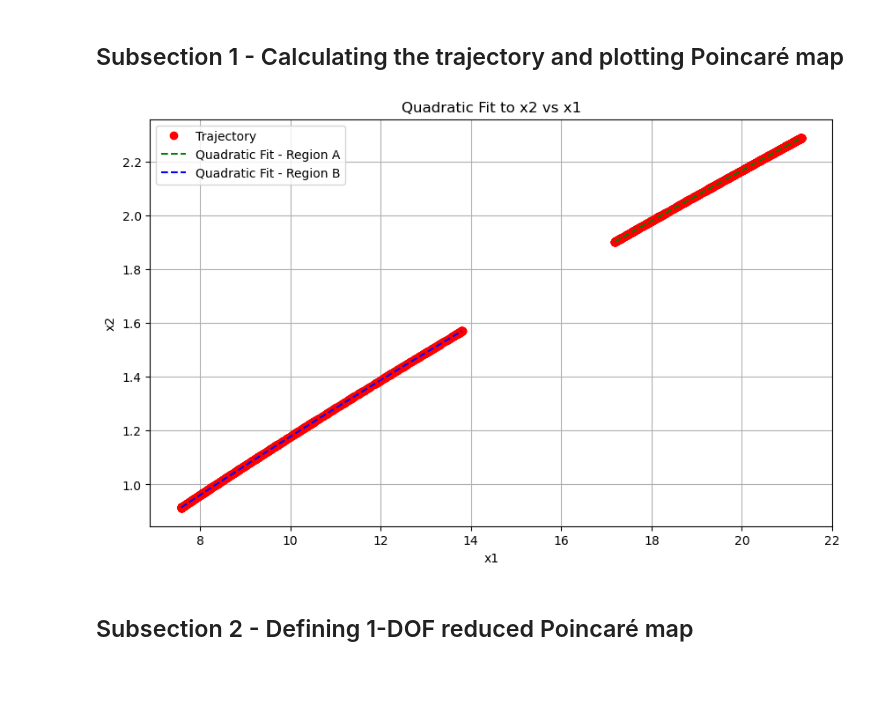
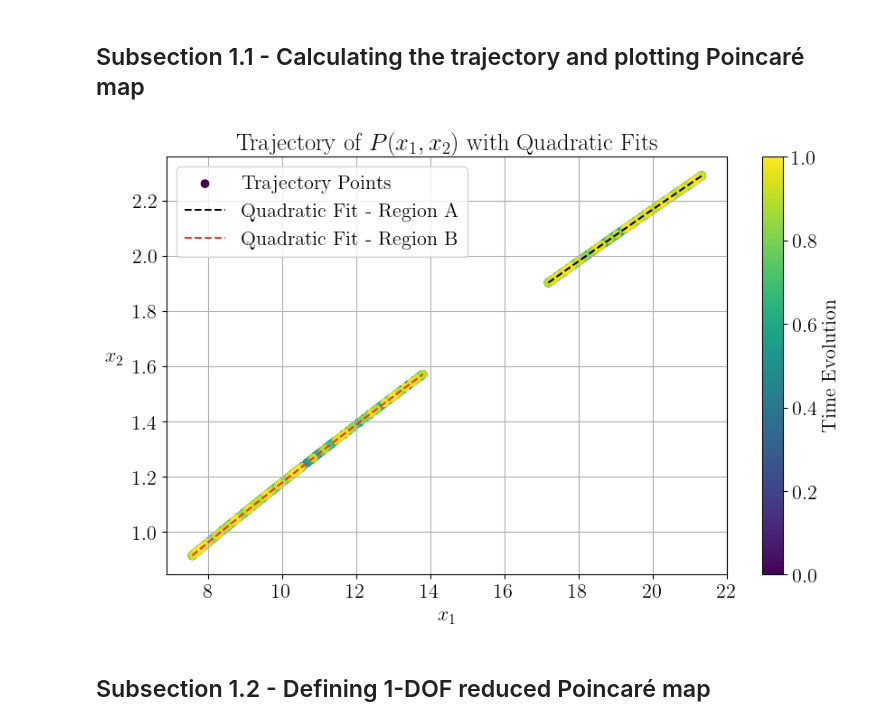
Before and after one commit to TalRamot46/chaos_exam, a Jupyter notebook: Ex1.ipynb, the cells around one changed output. Cells and saved outputs as stored; diff of their text form; code cells hidden in the pictures; blank space fills up the shorter version.

```diff
--- a/Ex1.ipynb
+++ b/Ex1.ipynb
@@ -1,9 +1,14 @@
 # %% [markdown]
-## Subsection 1 - Calculating the trajectory and plotting Poincaré map
+## Subsection 1.1 - Calculating the trajectory and plotting Poincaré map
 # %%
 import numpy as np
 from scipy.integrate import solve_ivp
 import matplotlib.pyplot as plt
+from matplotlib import rc
+
+# use latex for plotting
+rc('font', **{'family': 'serif', 'serif': ['Computer Modern'], 'size': 16})
+rc('text', usetex=True)
 
 # Define the system of ODEs
 def system(t, x):
@@ -18,49 +23,40 @@ def return_event(t, x):
     return x[2]  # x3 = 0
 
 return_event.terminal = False  # Stop the integration at the event
-return_event.direction =-1     # Look for crossings from x3 < 0 to x3 > 0
+return_event.direction = -1     # Look for crossings from x3 > 0 to x3 < 0
 
 def integrate_and_find_return(x1_0, x2_0, t_span):
-    x0 = [x1_0, x2_0, -0.00001]
+    x0 = [x1_0, x2_0, -0.000001]
     # stop solve_ivp after max_num_events events
     sol = solve_ivp(system, t_span, x0, events=return_event, dense_output=True, max_step=0.01)
-
     if sol.t_events[0].size == 0:
         raise RuntimeError("No return to x3 = 0 detected in time span.")
 
     t_r = sol.t_events[0] # times when x3 crosses zero
     x_r = sol.sol(t_r) # solution at these times
-
     return x_r[0], x_r[1]
-
-# For writing this function, I was assisted by GitHub Copilot.
-def quadratic_fit_function(x_1, x_2):
-    coeffs = np.polyfit(x_1, x_2, 2)
-    return np.poly1d(coeffs)
 
 # Example usage
 x1_0 = 20.
-x2_0 = 2.1
-x1_tr_original, x2_tr_original = integrate_and_find_return(x1_0, x2_0, t_span=(0, 10000))
-points = zip(x1_tr_original, x2_tr_original)
+x2_0 = 2.17
+x1_tr_original_order, x2_tr_original_order = integrate_and_find_return(x1_0, x2_0, t_span=(0, 10000))
+points = zip(x1_tr_original_order, x2_tr_original_order)
+# sorting x1_tr and x2_tr in order to differentiate the two regions of the trajectory in the x1 axis
 sorted_points = sorted(points, key=lambda p: p[0])
 x1_tr, x2_tr = zip(*sorted_points)
 # extract x1_tr and x2_tr as numpy arrays
 x1_tr = np.array(x1_tr)
 x2_tr = np.array(x2_tr)
 
-# Plotting the trajectory and the quadratic fit
-plt.figure(figsize=(10, 6))
-plt.plot(x1_tr, x2_tr, 'ro', label='Trajectory')
-
 # Calculate the range of the two regions of the trajectory
 # create a shifted-left x1_tr array to find the value where the trajectory is separated
 separation_index = np.argmax(x1_tr[1:] - x1_tr[:-1])
+x_B_l = x1_tr[0]
+x_B_r = x1_tr[separation_index - 1]
+
 x_A_l = x1_tr[separation_index]
 x_A_r = x1_tr[-1]
 
-x_B_r = x1_tr[separation_index - 1]
-x_B_l = x1_tr[0]
 
 # Deviding the trajectory into two regions based on x1
 # extract the indexes of the points in each region
@@ -70,31 +66,44 @@ A_indexes = np.where((x_A_l < x1_tr) & (x1_tr <= x_A_r))
 x1_A = x1_tr[A_indexes]
 x2_A = x2_tr[A_indexes]
 
-B_indexes = np.where((x_B_l <= x1_tr) & (x1_tr <= x_B_r))
+B_indexes = np.where((x_B_l <= x1_tr) & (x1_tr < x_B_r))
 x1_B = x1_tr[B_indexes]
 x2_B = x2_tr[B_indexes]
+
+# For writing this function, I was assisted by GitHub Copilot.
+def quadratic_fit_function(x_1, x_2):
+    coeffs = np.polyfit(x_1, x_2, 2)
+    return np.poly1d(coeffs)
 
 # Fit a quadratic function to the points where x1 > 15
 fit_func_A = quadratic_fit_function(x1_A, x2_A)
 x1_A_fit = np.linspace(np.min(x1_A), np.max(x1_A), 100)
 x2_A_fit = fit_func_A(x1_A_fit)
-plt.plot(x1_A_fit, x2_A_fit, 'g--', label='Quadratic Fit - Region A')
 
 fit_func_B = quadratic_fit_function(x1_B, x2_B)
 x1_B_fit = np.linspace(np.min(x1_B), np.max(x1_B), 100)
 x2_B_fit = fit_func_B(x1_B_fit)
-plt.plot(x1_B_fit, x2_B_fit, 'b--', label='Quadratic Fit - Region B')
-
-
-plt.xlabel('x1')
-plt.ylabel('x2')
-plt.title('Quadratic Fit to x2 vs x1')
-plt.legend()
-plt.grid()
-# %% [output]
-[figure, removed]
+# %%
+
+# Plotting the trajectory and the quadratic fit
+plt.figure(figsize=(10, 6))
+cut =1000
+colors = plt.cm.viridis(np.linspace(0, 1, cut))
+color_values = [colors[i] for i in range(cut)]
+plt.scatter(x1_tr_original_order[:cut], x2_tr_original_order[:cut], c=color_values[:cut], cmap='viridis', label='Trajectory Points')
+plt.colorbar(label='Time Evolution')
+plt.plot(x1_A_fit, x2_A_fit, color="#000000", linestyle="--", label='Quadratic Fit - Region A')
+plt.plot(x1_B_fit, x2_B_fit, color="#E93636FF", linestyle="--", label='Quadratic Fit - Region B')
+plt.xlabel('$x_1$')
+# make ylabel text vertical with space between the text and the axis
+plt.ylabel('$x_2$', rotation=0, labelpad=15)
+plt.title('Trajectory of $P(x_1,x_2)$ with Quadratic Fits')
+plt.legend()
+plt.grid()
+# %% [output]
+[figure, added]
 # %% [markdown]
-## Subsection 2 - Defining 1-DOF reduced Poincaré map
+## Subsection 1.2 - Defining 1-DOF reduced Poincaré map
 # %%
 # used auto-complete of GitHub Copilot to write this function.
 def get_x2_fit(x1, tol=1e-2):
```
Also changed, not shown: parts of 14 cells of this notebook, 2 other files.
